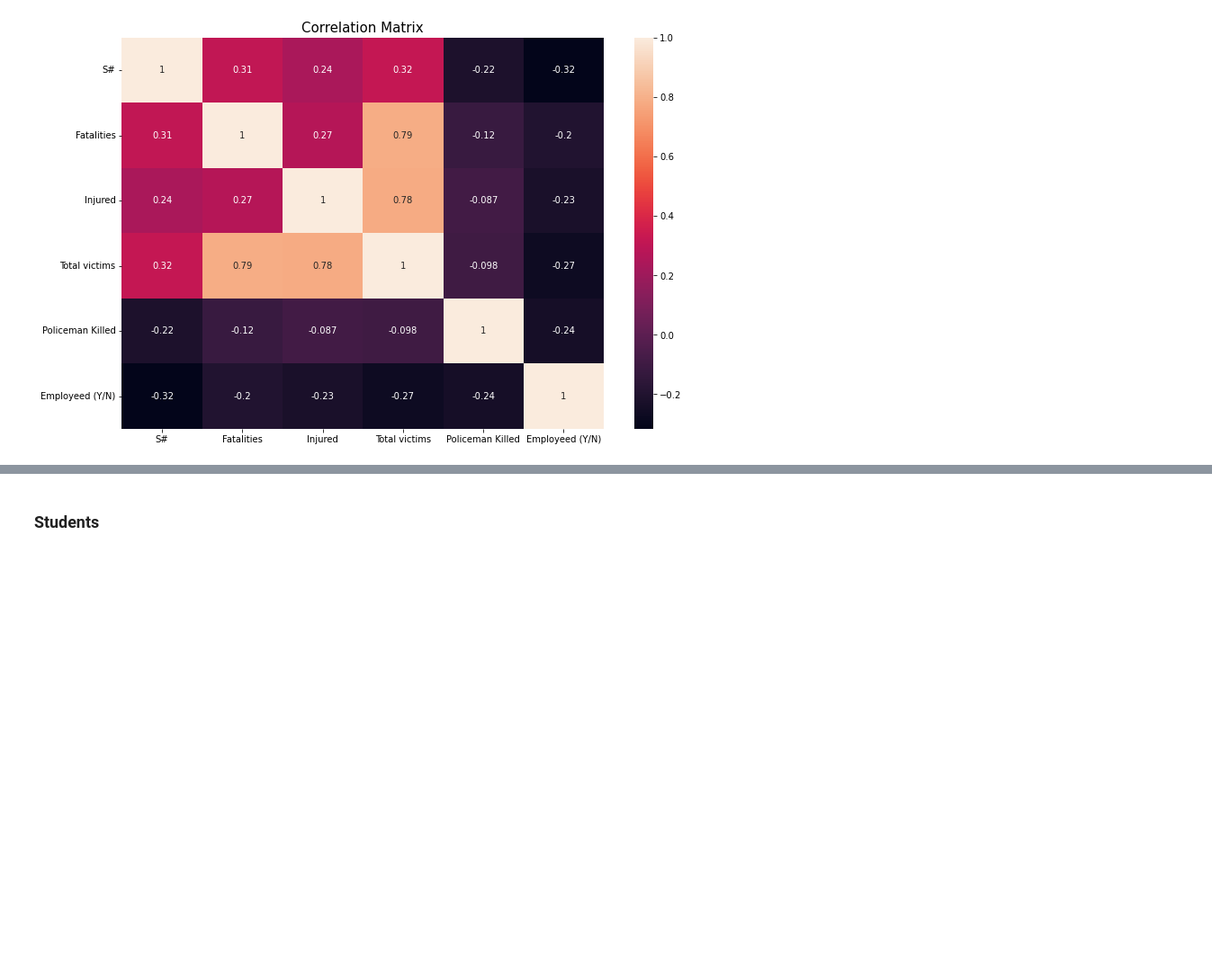
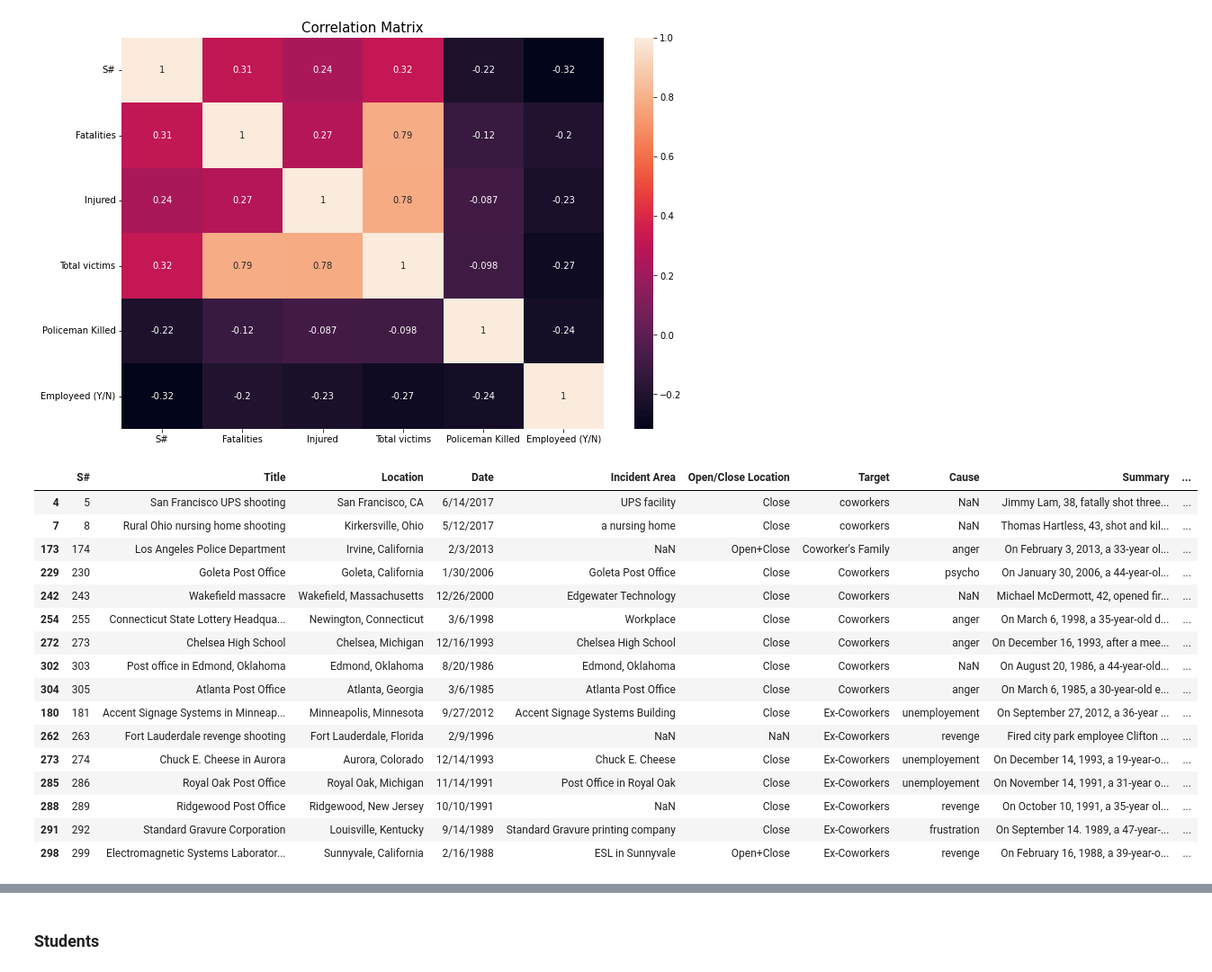
Before and after one commit to panxolopez/proyecto_mineria, a Jupyter notebook: proyecto_v2.ipynb, the cells around one changed output, grey strips where cells are left out. Shown: that part at 90% size. Saved outputs shown, nothing was run; the diff lists cells and outputs as text; code cells hidden in the pictures; blank space fills up the shorter version.

```diff
--- a/proyecto_v2.ipynb
+++ b/proyecto_v2.ipynb
@@ -160,3 +192,30 @@ plt.title("Correlation Matrix", fontsize = 15)
 plt.show()
 # %% [output]
 [figure]
+# %%
+#solo de los que tienen problema de salud mental
+df_shooting5_CoworksA_YES=df_shooting5_mentalYes[df_shooting5_mentalYes['Target']=='coworkers']
+df_shooting5_CoworksB_YES=df_shooting5_mentalYes[df_shooting5_mentalYes['Target']=="Coworker's Family"]
+df_shooting5_CoworksC_YES=df_shooting5_mentalYes[df_shooting5_mentalYes['Target']=='Coworkers']
+df_shooting5_CoworksD_YES=df_shooting5_mentalYes[df_shooting5_mentalYes['Target']=='Ex-Coworkers']
+
+coworkers_YES = pd.concat([df_shooting5_CoworksA_YES, df_shooting5_CoworksB_YES,df_shooting5_CoworksC_YES,df_shooting5_CoworksD_YES])
+coworkers_YES
+# %% [output]
+|  | S# | Title | Location | Date | Incident Area | Open/Close Location | Target | Cause | Summary | ... |
+| 4 | 5 | San Francisco UPS shooting | San Francisco, CA | 6/14/2017 | UPS facility | Close | coworkers | NaN | Jimmy Lam, 38, fatally shot three... | ... |
+| 7 | 8 | Rural Ohio nursing home shooting | Kirkersville, Ohio | 5/12/2017 | a nursing home | Close | coworkers | NaN | Thomas Hartless, 43, shot and kil... | ... |
+| 173 | 174 | Los Angeles Police Department | Irvine, California | 2/3/2013 | NaN | Open+Close | Coworker's Family | anger | On February 3, 2013, a 33-year ol... | ... |
+| 229 | 230 | Goleta Post Office | Goleta, California | 1/30/2006 | Goleta Post Office | Close | Coworkers | psycho | On January 30, 2006, a 44-year-ol... | ... |
+| 242 | 243 | Wakefield massacre | Wakefield, Massachusetts | 12/26/2000 | Edgewater Technology | Close | Coworkers | NaN | Michael McDermott, 42, opened fir... | ... |
+| 254 | 255 | Connecticut State Lottery Headqua... | Newington, Connecticut | 3/6/1998 | Workplace | Close | Coworkers | anger | On March 6, 1998, a 35-year-old d... | ... |
+| 272 | 273 | Chelsea High School | Chelsea, Michigan | 12/16/1993 | Chelsea High School | Close | Coworkers | anger | On December 16, 1993, after a mee... | ... |
+| 302 | 303 | Post office in Edmond, Oklahoma | Edmond, Oklahoma | 8/20/1986 | Edmond, Oklahoma | Close | Coworkers | NaN | On August 20, 1986, a 44-year-old... | ... |
+| 304 | 305 | Atlanta Post Office | Atlanta, Georgia | 3/6/1985 | Atlanta Post Office | Close | Coworkers | anger | On March 6, 1985, a 30-year-old e... | ... |
+| 180 | 181 | Accent Signage Systems in Minneap... | Minneapolis, Minnesota | 9/27/2012 | Accent Signage Systems Building | Close | Ex-Coworkers | unemployement | On September 27, 2012, a 36-year ... | ... |
+| 262 | 263 | Fort Lauderdale revenge shooting | Fort Lauderdale, Florida | 2/9/1996 | NaN | NaN | Ex-Coworkers | revenge | Fired city park employee Clifton ... | ... |
+| 273 | 274 | Chuck E. Cheese in Aurora | Aurora, Colorado | 12/14/1993 | Chuck E. Cheese | Close | Ex-Coworkers | unemployement | On December 14, 1993, a 19-year-o... | ... |
+| 285 | 286 | Royal Oak Post Office | Royal Oak, Michigan | 11/14/1991 | Post Office in Royal Oak | Close | Ex-Coworkers | unemployement | On November 14, 1991, a 31-year o... | ... |
+| 288 | 289 | Ridgewood Post Office | Ridgewood, New Jersey | 10/10/1991 | NaN | Close | Ex-Coworkers | revenge | On October 10, 1991, a 35-year ol... | ... |
+| 291 | 292 | Standard Gravure Corporation | Louisville, Kentucky | 9/14/1989 | Standard Gravure printing company | Close | Ex-Coworkers | frustration | On September 14. 1989, a 47-year-... | ... |
+| 298 | 299 | Electromagnetic Systems Laborator... | Sunnyvale, California | 2/16/1988 | ESL in Sunnyvale | Open+Close | Ex-Coworkers | revenge | On February 16, 1988, a 39-year-o... | ... |
```
Also changed, not shown: parts of 12 cells of this notebook.
